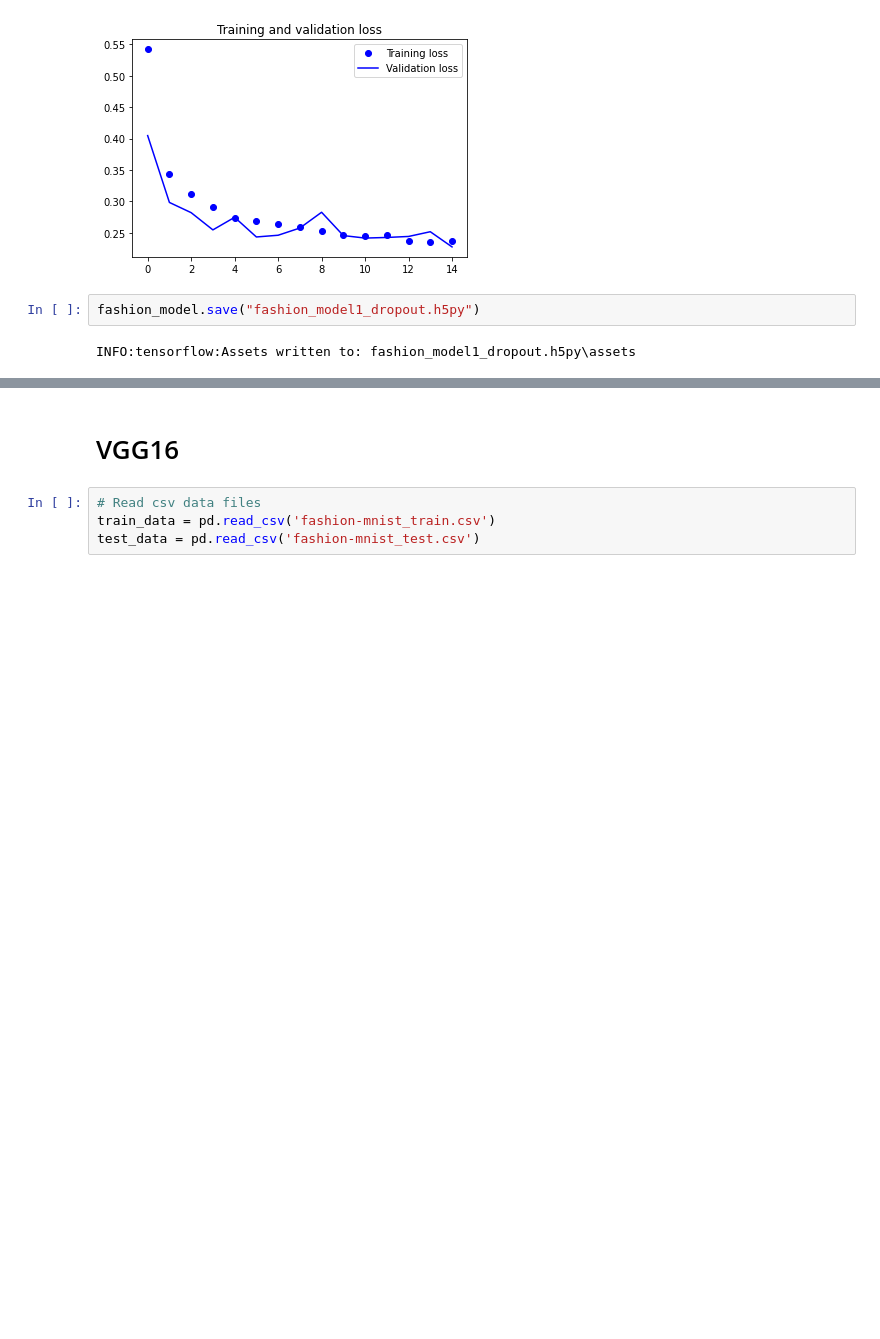
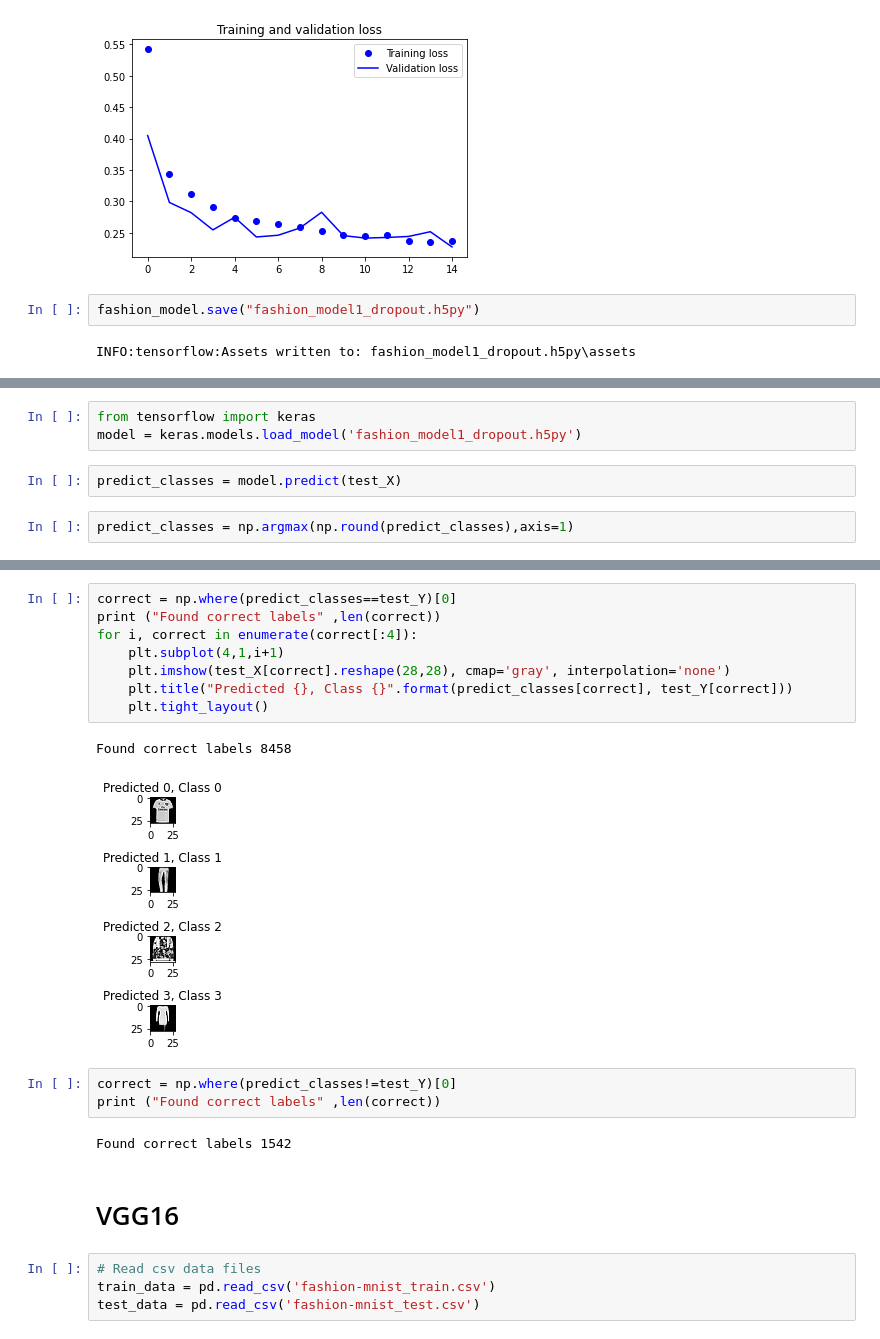
Before and after one commit to AbderahimJridi/Deep-Learning-with-Keras, a Jupyter notebook: Untitled1.ipynb, the cells around one changed output, grey strips where cells are left out. Drawn from its saved outputs; the diff is of its cells as text; blank space fills up the shorter version.

```diff
--- a/Untitled1.ipynb
+++ b/Untitled1.ipynb
@@ -242,0 +245,7 @@ INFO:tensorflow:Assets written to: fashion_model1_dropout.h5py\assets
+# %%
+from tensorflow import keras
+model = keras.models.load_model('fashion_model1_dropout.h5py')
+# %%
+predict_classes = model.predict(test_X)
+# %%
+predict_classes = np.argmax(np.round(predict_classes),axis=1)
@@ -243,3 +277,19 @@ INFO:tensorflow:Assets written to: fashion_model1_dropout.h5py\assets
+# %%
+correct = np.where(predict_classes==test_Y)[0]
+print ("Found correct labels" ,len(correct))
+for i, correct in enumerate(correct[:4]):
+    plt.subplot(4,1,i+1)
+    plt.imshow(test_X[correct].reshape(28,28), cmap='gray', interpolation='none')
+    plt.title("Predicted {}, Class {}".format(predict_classes[correct], test_Y[correct]))
+    plt.tight_layout()
+# %% [output]
+Found correct labels 8458
+[figure, added]
+# %%
+correct = np.where(predict_classes!=test_Y)[0]
+print ("Found correct labels" ,len(correct))
+# %% [output]
+Found correct labels 1542
 # %% [markdown]
 # VGG16
 # %%
```
Also changed, not shown: parts of 6 cells of this notebook.
